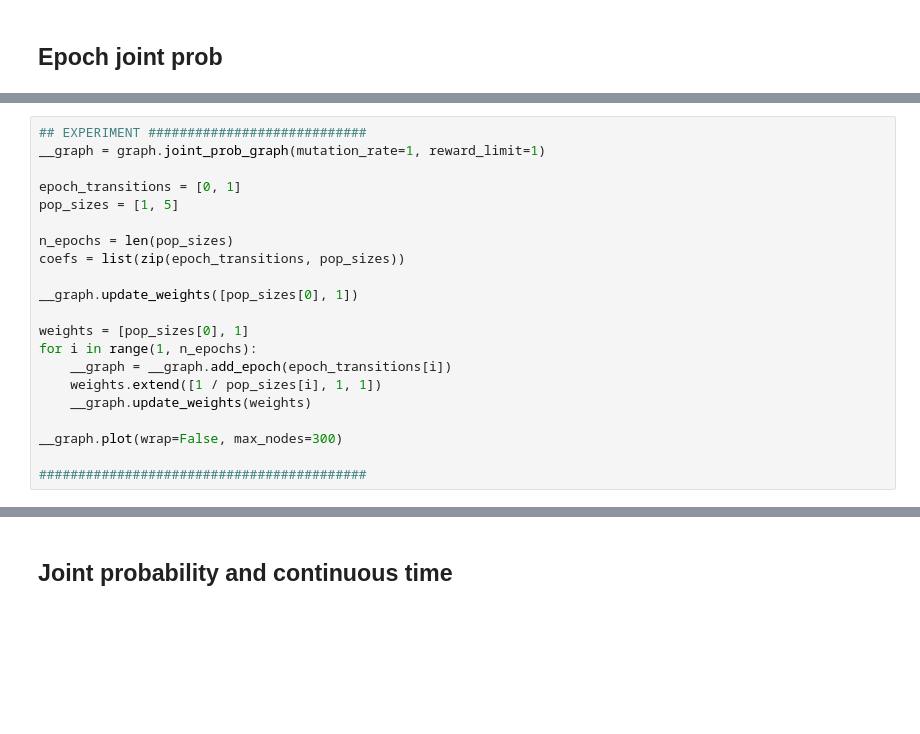
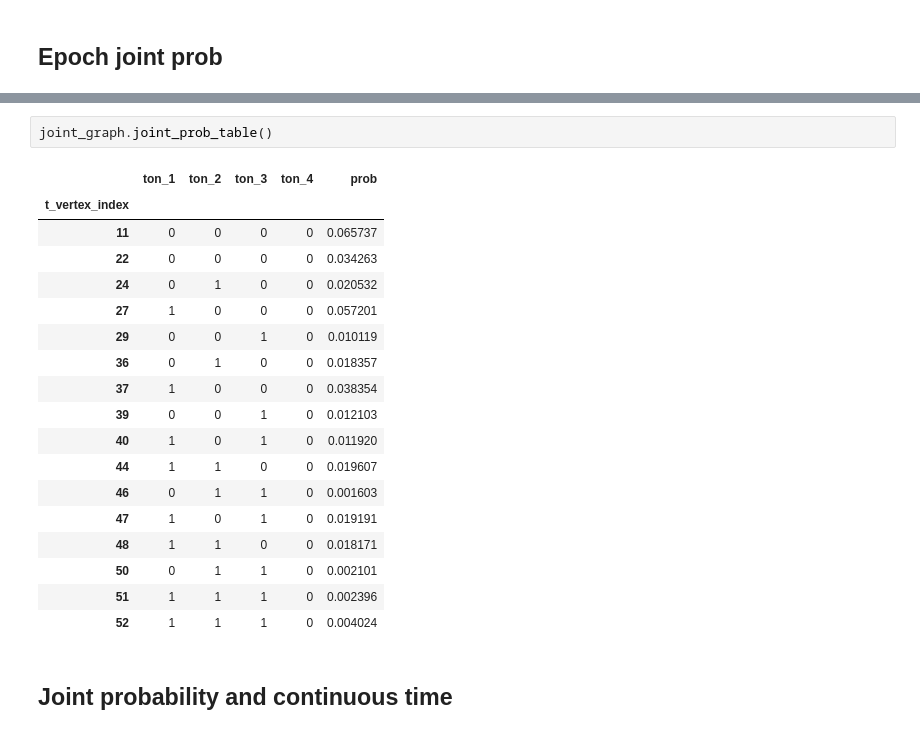
Before and after one commit to munch-group/phasic, a Jupyter notebook: docs/pages/tutorial/time-inhomogeneous.ipynb, the cells around one changed output, grey strips where cells are left out. Drawn from its saved outputs; the diff is of its cells as text; blank space fills up the shorter version.

```diff
--- a/docs/pages/tutorial/time-inhomogeneous.ipynb
+++ b/docs/pages/tutorial/time-inhomogeneous.ipynb
@@ -351,21 +348,0 @@ graph.plot()
-# %%
-## EXPERIMENT ############################
-__graph = graph.joint_prob_graph(mutation_rate=1, reward_limit=1)
-
-epoch_transitions = [0, 1]
-pop_sizes = [1, 5]
-
-n_epochs = len(pop_sizes)
-coefs = list(zip(epoch_transitions, pop_sizes))
-
-__graph.update_weights([pop_sizes[0], 1])
-
-weights = [pop_sizes[0], 1]
-for i in range(1, n_epochs):
-    __graph = __graph.add_epoch(epoch_transitions[i])
-    weights.extend([1 / pop_sizes[i], 1, 1])
-    __graph.update_weights(weights)
-
-__graph.plot(wrap=False, max_nodes=300)
-
-##########################################
@@ -517,3 +376,24 @@ joint_graph.plot(nodesep=0.2, wrap=False, max_nodes=300,
+# %%
+joint_graph.joint_prob_table()
+# %% [output]
+|  | ton_1 | ton_2 | ton_3 | ton_4 | prob |
+| t_vertex_index |  |  |  |  |  |
+| 11 | 0 | 0 | 0 | 0 | 0.065737 |
+| 22 | 0 | 0 | 0 | 0 | 0.034263 |
+| 24 | 0 | 1 | 0 | 0 | 0.020532 |
+| 27 | 1 | 0 | 0 | 0 | 0.057201 |
+| 29 | 0 | 0 | 1 | 0 | 0.010119 |
+| 36 | 0 | 1 | 0 | 0 | 0.018357 |
+| 37 | 1 | 0 | 0 | 0 | 0.038354 |
+| 39 | 0 | 0 | 1 | 0 | 0.012103 |
+| 40 | 1 | 0 | 1 | 0 | 0.011920 |
+| 44 | 1 | 1 | 0 | 0 | 0.019607 |
+| 46 | 0 | 1 | 1 | 0 | 0.001603 |
+| 47 | 1 | 0 | 1 | 0 | 0.019191 |
+| 48 | 1 | 1 | 0 | 0 | 0.018171 |
+| 50 | 0 | 1 | 1 | 0 | 0.002101 |
+| 51 | 1 | 1 | 1 | 0 | 0.002396 |
+| 52 | 1 | 1 | 1 | 0 | 0.004024 |
 # %% [markdown]
 ## Joint probability and continuous time
 # %% [markdown]
```
Also changed, not shown: parts of 14 cells of this notebook, 1 other file.
